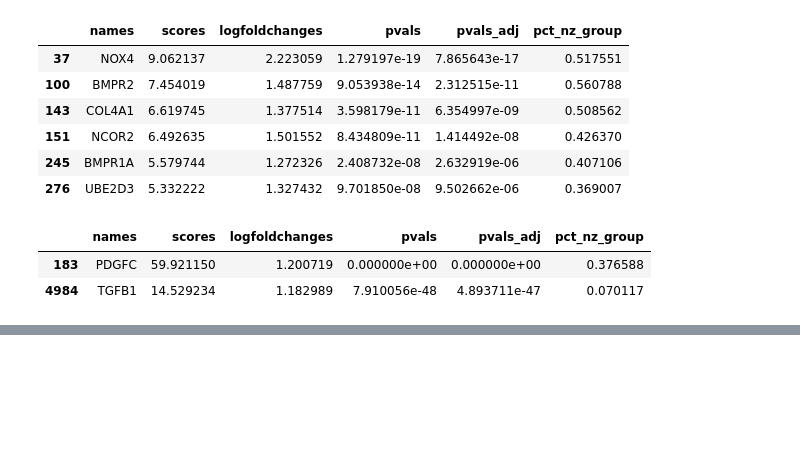
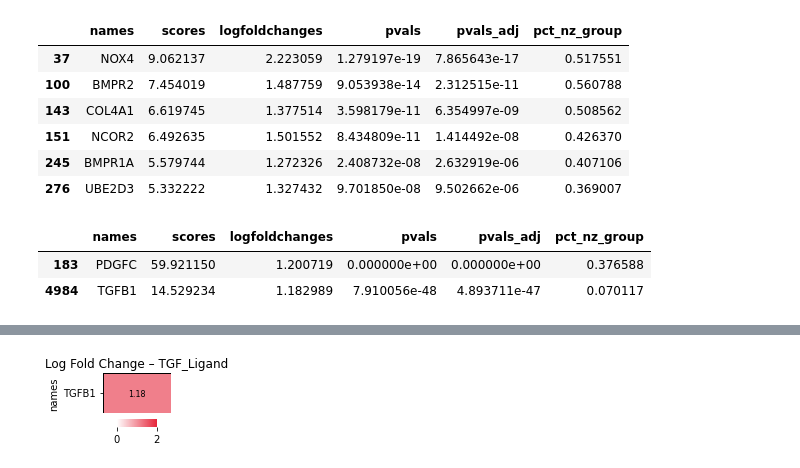
Before and after one commit to Zeba-Sultana/xenium-cgn, a Jupyter notebook: notebooks/10_NucSeqAnalysis/004_DiffExpression_NucSeq.ipynb, the cells around one changed output, grey strips where cells are left out. Cells and saved outputs as stored; diff of their text form; code cells hidden in the pictures; blank space fills up the shorter version.

```diff
--- a/notebooks/10_NucSeqAnalysis/004_DiffExpression_NucSeq.ipynb
+++ b/notebooks/10_NucSeqAnalysis/004_DiffExpression_NucSeq.ipynb
@@ -181,0 +237,4 @@ ligands
+# %%
+plot_single_heatmap(TGF_ligand, "TGF_Ligand", vmax = 2)
+# %% [output]
+[figure, added]
```
Also changed, not shown: parts of 11 cells of this notebook, 5 other files.
